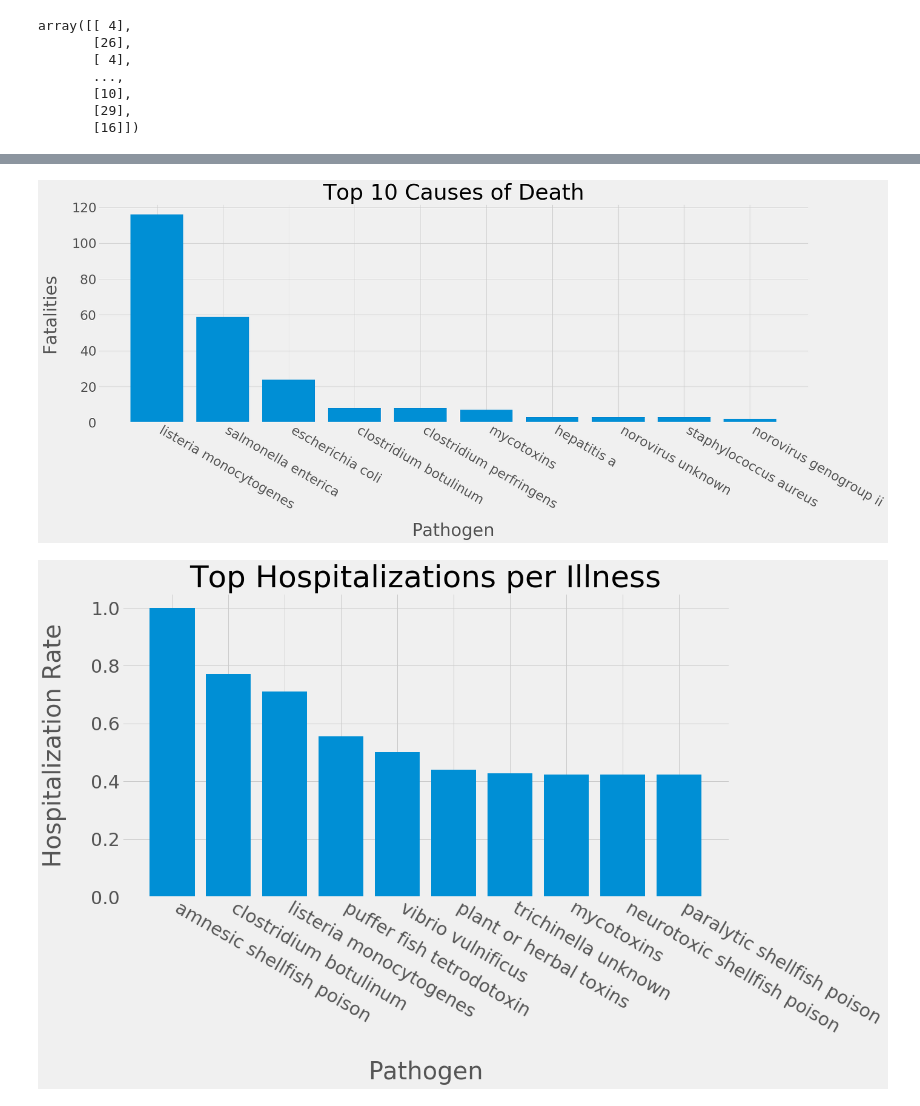
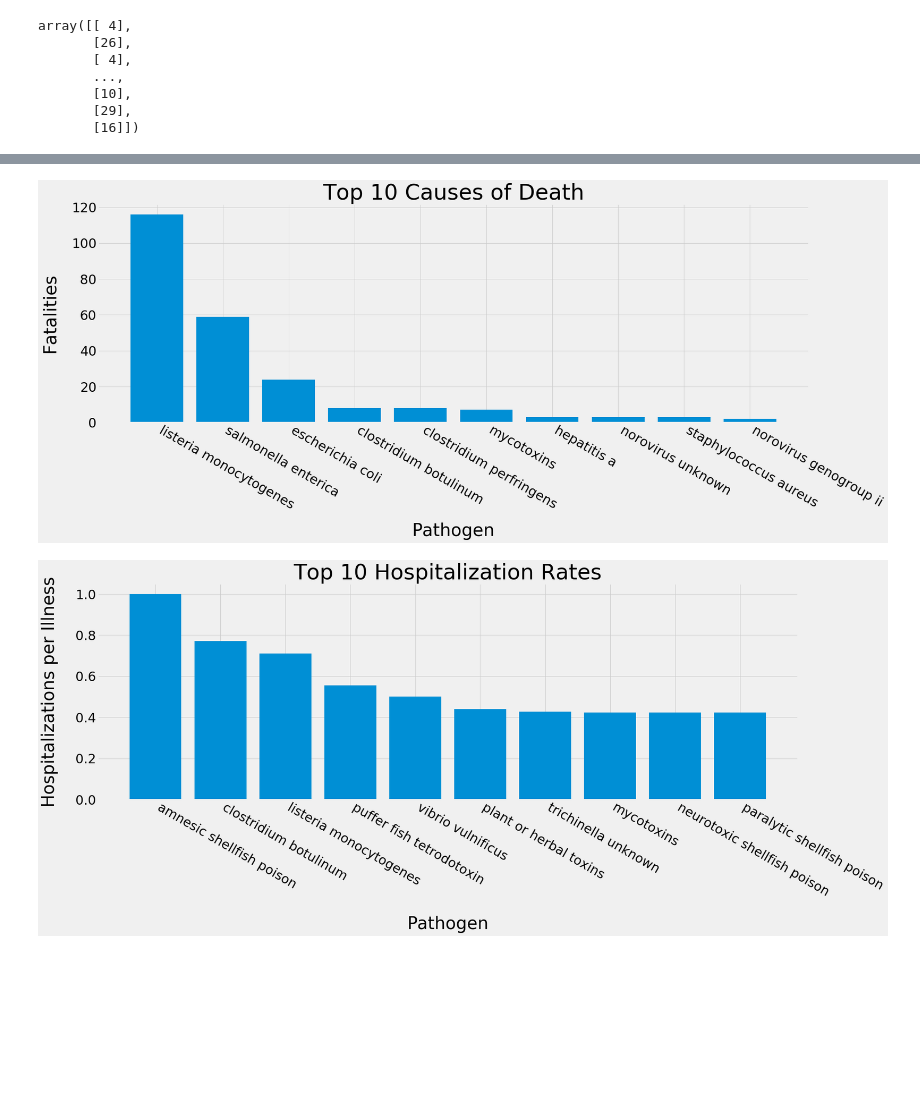
Before and after one commit to heathcliffs34/capstone_1, a Jupyter notebook: capstone1_severity.ipynb, the cells around one changed output, grey strips where cells are left out. Saved outputs shown, nothing was run; the diff lists cells and outputs as text; code cells hidden in the pictures; blank space fills up the shorter version.

```diff
--- a/capstone1_severity.ipynb
+++ b/capstone1_severity.ipynb
@@ -163,10 +163,10 @@ plt.style.use('fivethirtyeight')
 plt.xticks(fontsize=30, rotation=-30, ha='left')
 plt.yticks(fontsize=30)
 plt.gcf().subplots_adjust(bottom=0.30)
-# plt.tight_layout
+plt.tight_layout
 plt.savefig('figures/fatalities');
 # %% [output]
-[figure, old version]
+[figure, new version]
 # %%
 # fig,axs = plt.subplots(3,1, figsize=(20,20))
 
@@ -205,19 +205,19 @@ top_fatalities_per_hospitalization = fatalities_per_hospitalization.sort_values(
 # %%
 top = top_hospitalizations_per_illness
 
-fig,ax = plt.subplots(figsize=(16,12))
+fig,ax = plt.subplots(figsize=(26,12))
 ax.bar(top[:10].index,top[:10])
-ax.set_xlabel('Pathogen', labelpad = 40, fontsize=30)
-ax.set_ylabel('Hospitalization Rate', fontsize=30, labelpad = 40)
-ax.set_title('Top Hospitalizations per Illness', fontsize=50)
+ax.set_xlabel('Pathogen', labelpad = 40, fontsize=40)
+ax.set_ylabel('Hospitalizations per Illness', fontsize=40, labelpad = 40)
+ax.set_title('Top 10 Hospitalization Rates', fontsize=50)
 plt.style.use('fivethirtyeight')
 plt.xticks(fontsize=30, rotation=-30, ha='left')
 plt.yticks(fontsize=30)
-# plt.tight_layout
+plt.tight_layout
 plt.gcf().subplots_adjust(bottom=.3)
 plt.savefig('figures/hospitalizations_per_illness');
 # %% [output]
-[figure, old version]
+[figure, new version]
 # %%
 # Two cases of vibro vulnificus, one patient was hospitalized and died, the other patient was not hospitalized
 # 762 cases of listeria, 541 hospitalizations, 116 deaths
```
Also changed, not shown: parts of 6 cells of this notebook, 9 other files.
